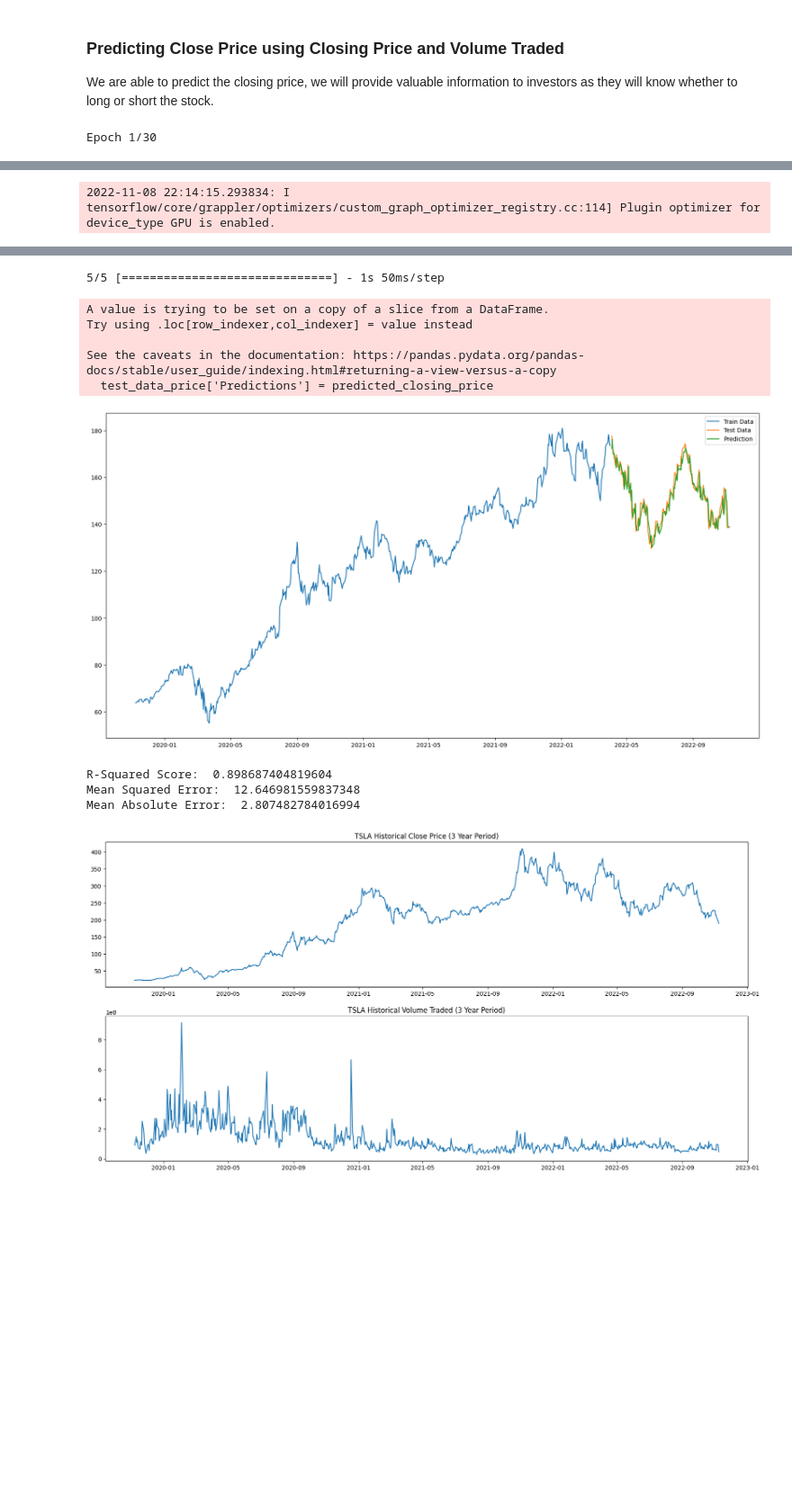
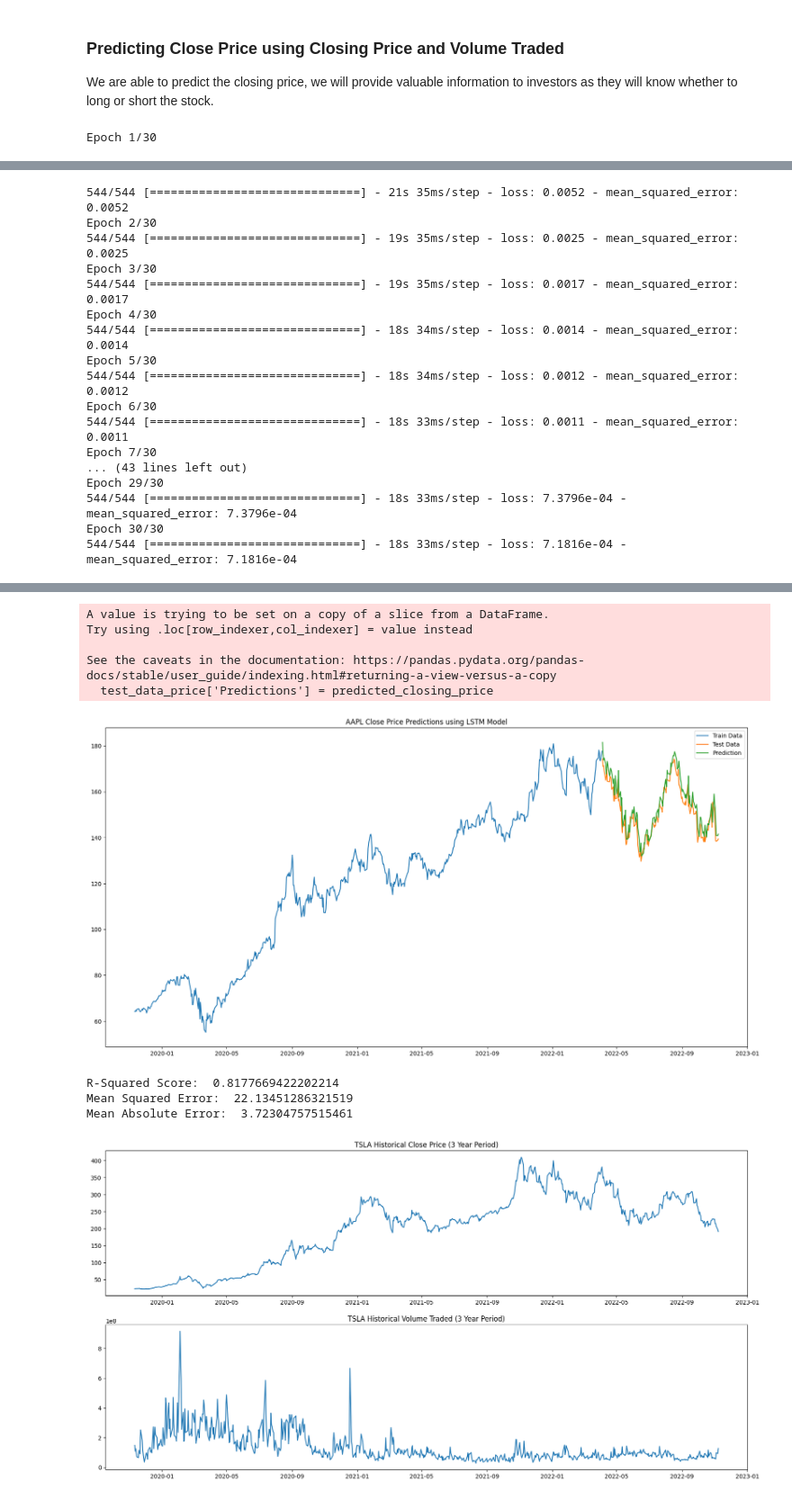
Before and after one commit to eltontay/Stock-Returns-Prediction-ML-Textual-Analysis, a Jupyter notebook: Data-Models/LSTM_Structured Data (Victor).ipynb, the cells around one changed output, grey strips where cells are left out. Shown at 90% size. Drawn from its saved outputs; the diff is of its cells as text; code cells hidden in the pictures; blank space fills up the shorter version.

```diff
--- a/Data-Models/LSTM_Structured Data (Victor).ipynb
+++ b/Data-Models/LSTM_Structured Data (Victor).ipynb
@@ -122,6 +123,6 @@ def predictClosing(ticker_historical, num_features, features):
 
     return lstm_model_price
 # %%
-aapl_lstm_model_price = predictClosing(aapl_historical, 2, ['Close', 'Volume'])
+aapl_lstm_model_price = predictClosing(aapl_historical, 'AAPL', 2, ['Close', 'Volume'])
 # %% [output]
 Epoch 1/30
@@ -132 +134,17 @@ Epoch 1/30
-2022-11-08 22:14:15.293834: I tensorflow/core/grappler/optimizers/custom_graph_optimizer_registry.cc:114] Plugin optimizer for device_type GPU is enabled.
+544/544 [==============================] - 21s 35ms/step - loss: 0.0052 - mean_squared_error: 0.0052
+Epoch 2/30
+544/544 [==============================] - 19s 35ms/step - loss: 0.0025 - mean_squared_error: 0.0025
+Epoch 3/30
+544/544 [==============================] - 19s 35ms/step - loss: 0.0017 - mean_squared_error: 0.0017
+Epoch 4/30
+544/544 [==============================] - 18s 34ms/step - loss: 0.0014 - mean_squared_error: 0.0014
+Epoch 5/30
+544/544 [==============================] - 18s 34ms/step - loss: 0.0012 - mean_squared_error: 0.0012
+Epoch 6/30
+544/544 [==============================] - 18s 33ms/step - loss: 0.0011 - mean_squared_error: 0.0011
+Epoch 7/30
+... (43 lines left out)
+Epoch 29/30
+544/544 [==============================] - 18s 33ms/step - loss: 7.3796e-04 - mean_squared_error: 7.3796e-04
+Epoch 30/30
+544/544 [==============================] - 18s 33ms/step - loss: 7.1816e-04 - mean_squared_error: 7.1816e-04
@@ -153,13 +155,12 @@ Epoch 30/30
-5/5 [==============================] - 1s 50ms/step
+A value is trying to be set on a copy of a slice from a DataFrame.
+Try using .loc[row_indexer,col_indexer] = value instead
+
+See the caveats in the documentation: https://pandas.pydata.org/pandas-docs/stable/user_guide/indexing.html#returning-a-view-versus-a-copy
+  test_data_price['Predictions'] = predicted_closing_price
+[figure, new version]
-A value is trying to be set on a copy of a slice from a DataFrame.
-Try using .loc[row_indexer,col_indexer] = value instead
-
-See the caveats in the documentation: https://pandas.pydata.org/pandas-docs/stable/user_guide/indexing.html#returning-a-view-versus-a-copy
-  test_data_price['Predictions'] = predicted_closing_price
+R-Squared Score:  0.8177669422202214
+Mean Squared Error:  22.13451286321519
+Mean Absolute Error:  3.72304757515461
-[figure, old version]
-R-Squared Score:  0.898687404819604
-Mean Squared Error:  12.646981559837348
-Mean Absolute Error:  2.807482784016994
 # %%
 tsla_historical = scrapeStock("TSLA")
 # %% [output]
```
Also changed, not shown: parts of 10 cells of this notebook.
